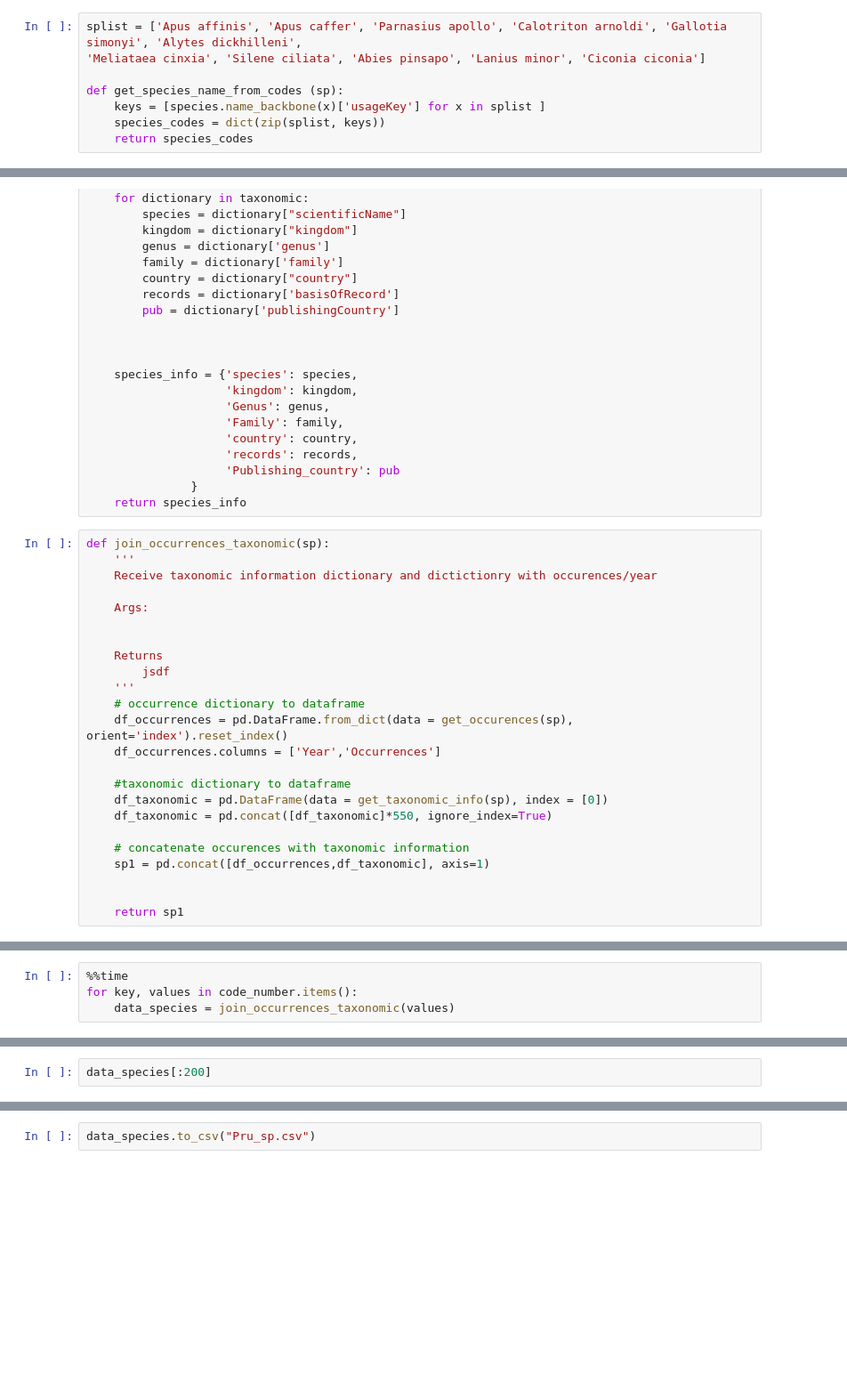
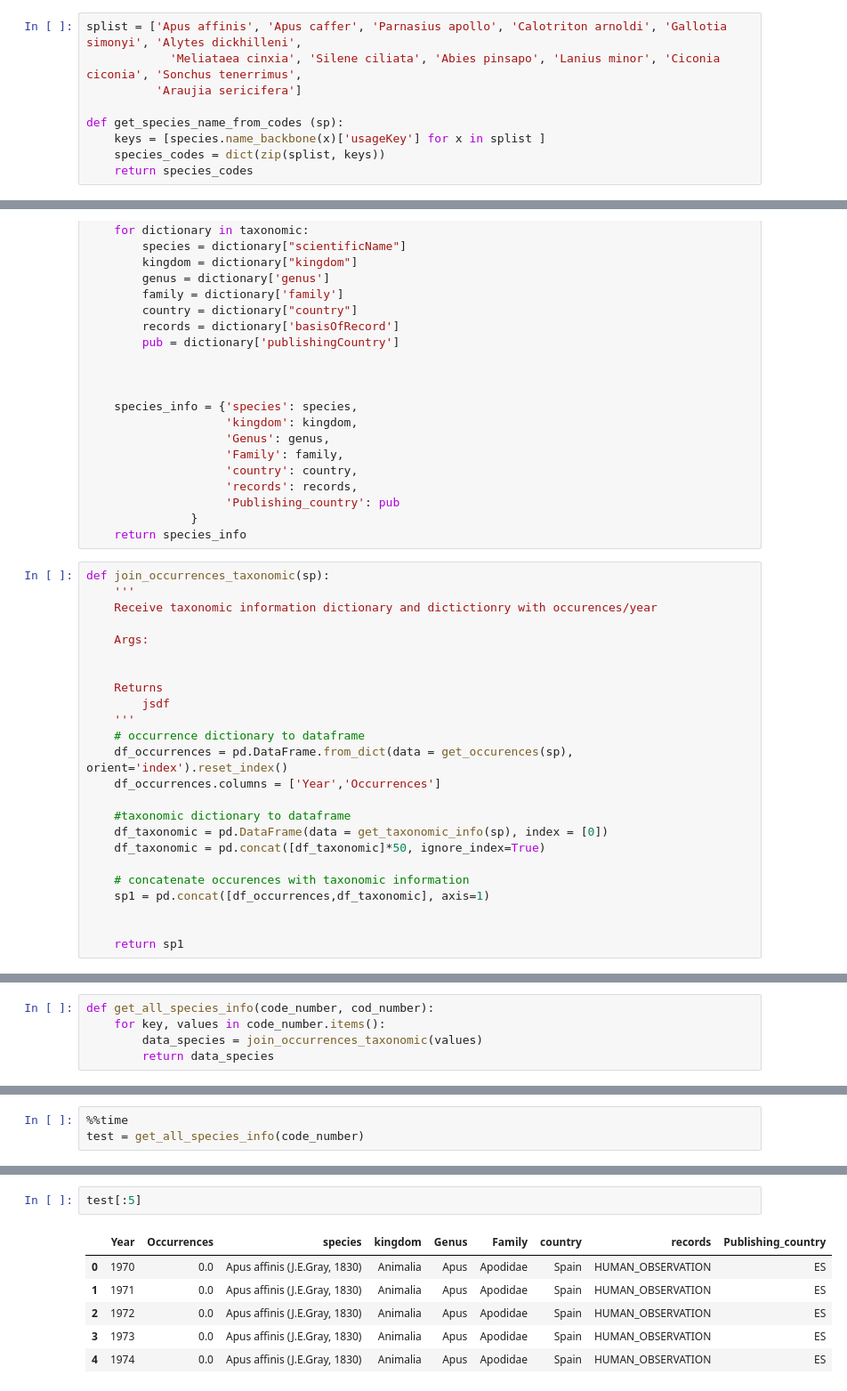
Before and after one commit to AnaAGG/Effects_of_Climatic_Change_on_Species_Distributions, a Jupyter notebook: Output/Getting_Data_API.ipynb, the cells around one changed output, grey strips where cells are left out. Shown at 89% size. Cells and saved outputs as stored; diff of their text form; blank space fills up the shorter version.

```diff
--- a/Output/Getting_Data_API.ipynb
+++ b/Output/Getting_Data_API.ipynb
@@ -30,6 +33,7 @@ data.status_code
 # %%
 splist = ['Apus affinis', 'Apus caffer', 'Parnasius apollo', 'Calotriton arnoldi', 'Gallotia simonyi', 'Alytes dickhilleni',
-'Meliataea cinxia', 'Silene ciliata', 'Abies pinsapo', 'Lanius minor', 'Ciconia ciconia']
+            'Meliataea cinxia', 'Silene ciliata', 'Abies pinsapo', 'Lanius minor', 'Ciconia ciconia', 'Sonchus tenerrimus',
+          'Araujia sericifera']
 
 def get_species_name_from_codes (sp):
     keys = [species.name_backbone(x)['usageKey'] for x in splist ]
@@ -131,7 +137,7 @@ def join_occurrences_taxonomic(sp):
 
     #taxonomic dictionary to dataframe
     df_taxonomic = pd.DataFrame(data = get_taxonomic_info(sp), index = [0])
-    df_taxonomic = pd.concat([df_taxonomic]*550, ignore_index=True)
+    df_taxonomic = pd.concat([df_taxonomic]*50, ignore_index=True)
 
     # concatenate occurences with taxonomic information
     sp1 = pd.concat([df_occurrences,df_taxonomic], axis=1)
@@ -151,4 +157,5 @@ silene[:5]
 # %%
-%%time
-for key, values in code_number.items():
-    data_species = join_occurrences_taxonomic(values)
+def get_all_species_info(code_number, cod_number):
+    for key, values in code_number.items():
+        data_species = join_occurrences_taxonomic(values)
+        return data_species
@@ -162,3 +162,4 @@ data_species.shape
 # %%
-data_species[:200]
+%%time
+test = get_all_species_info(code_number)
 # %% [output]
@@ -178,2 +168,9 @@ data_species[:200]
 # %%
-data_species.to_csv("Pru_sp.csv")
+test[:5]
+# %% [output]
+|  | Year | Occurrences | species | kingdom | Genus | Family | country | records | Publishing_country |
+| 0 | 1970 | 0.0 | Apus affinis (J.E.Gray, 1830) | Animalia | Apus | Apodidae | Spain | HUMAN_OBSERVATION | ES |
+| 1 | 1971 | 0.0 | Apus affinis (J.E.Gray, 1830) | Animalia | Apus | Apodidae | Spain | HUMAN_OBSERVATION | ES |
+| 2 | 1972 | 0.0 | Apus affinis (J.E.Gray, 1830) | Animalia | Apus | Apodidae | Spain | HUMAN_OBSERVATION | ES |
+| 3 | 1973 | 0.0 | Apus affinis (J.E.Gray, 1830) | Animalia | Apus | Apodidae | Spain | HUMAN_OBSERVATION | ES |
+| 4 | 1974 | 0.0 | Apus affinis (J.E.Gray, 1830) | Animalia | Apus | Apodidae | Spain | HUMAN_OBSERVATION | ES |
```
Also changed, not shown: parts of 11 cells of this notebook, 1 other file.
